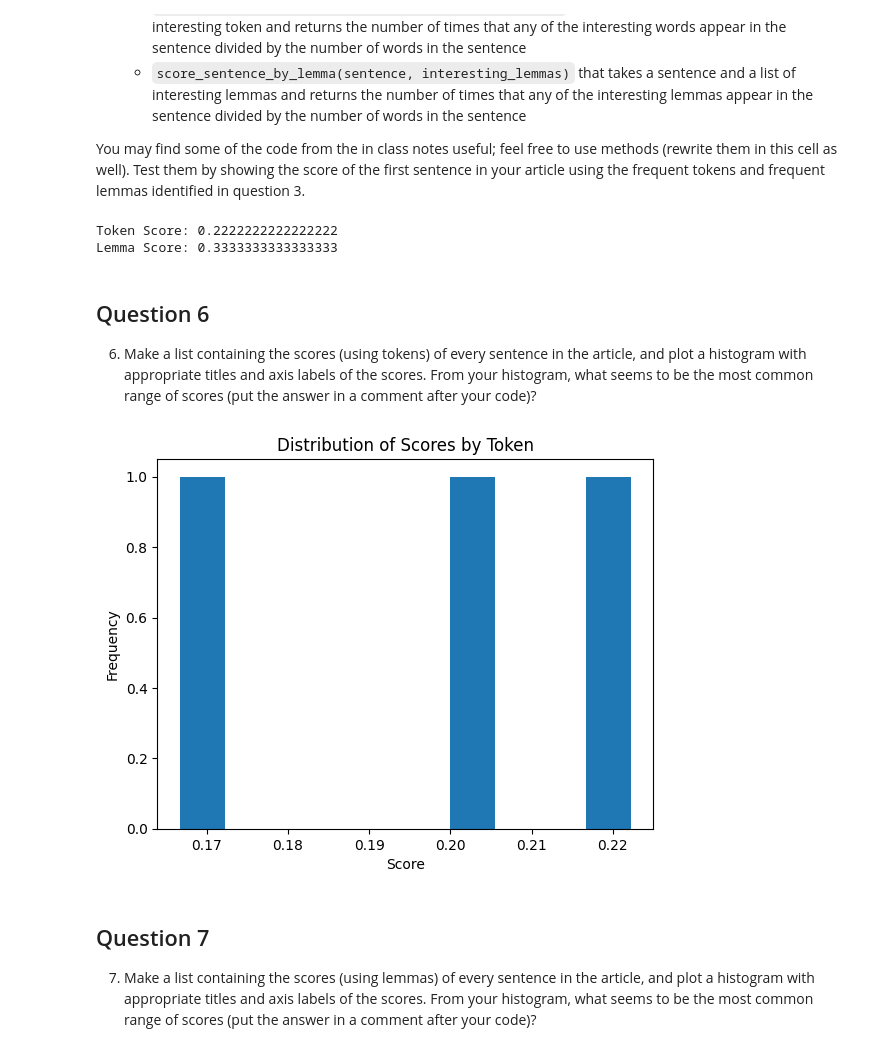
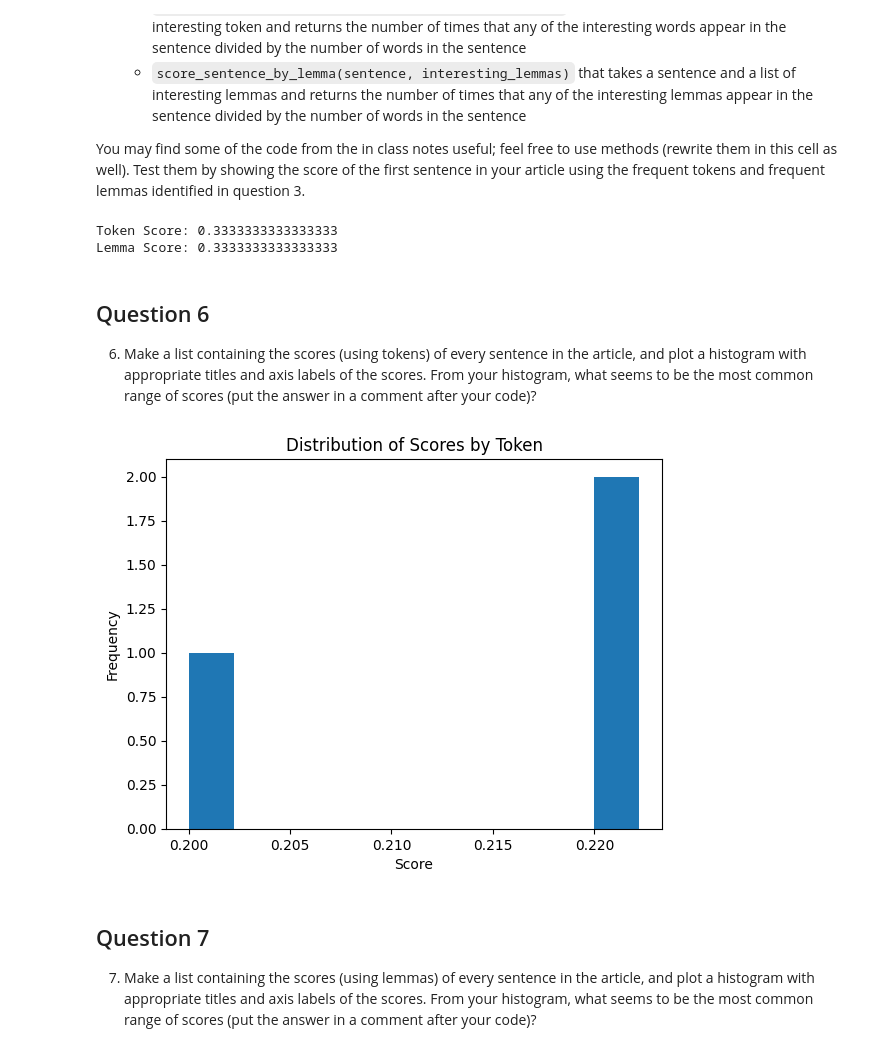
Before and after one commit to kcbreum/web-scraping, a Jupyter notebook: web-scraping.ipynb, the cells around one changed output. Drawn from its saved outputs; the diff is of its cells as text; code cells hidden in the pictures.

```diff
--- a/web-scraping.ipynb
+++ b/web-scraping.ipynb
@@ -188,71 +188,70 @@ go: 1
 You may find some of the code from the in class notes useful; feel free to use methods (rewrite them in this cell as well).  Test them by showing the score of the first sentence in your article using the frequent tokens and frequent lemmas identified in question 3.
 # %%
 def score_sentence_by_token(sentence, interesting_tokens):
-    tokens = sentence.split()
-    interesting_token_count = sum(token.lower() in interesting_tokens for token in tokens)
-    if len(tokens) > 0:
-        score = interesting_token_count / len(tokens)
+    nlp = spacy.load("en_core_web_sm")
+    doc = nlp(sentence)
+    words = [token.text.lower() for token in doc if token.is_alpha]
+    word_count = len(words)
+    interesting_token_count = sum(token.lower() in interesting_tokens for token in words)
+
+    if word_count > 0:
+        score = interesting_token_count / word_count
     else:
         score = 0.0
-
     return score
 
 def score_sentence_by_lemma(sentence, interesting_lemmas):
     nlp = spacy.load("en_core_web_sm")
     doc = nlp(sentence)
     lemmas = [token.lemma_.lower() for token in doc if token.is_alpha]
+    word_count = len(lemmas)
     interesting_lemma_count = sum(lemma in interesting_lemmas for lemma in lemmas)
-    if len(lemmas) > 0:
-        score = interesting_lemma_count / len(lemmas)
+
+
+    if word_count > 0:
+        score = interesting_lemma_count / word_count
     else:
         score = 0.0
 
     return score
+
+
+sample_sentence = "Laser headlights are becoming more common in modern vehicles."
+
+frequent_tokens = ["laser", "headlights", "vehicles"]
+frequent_lemmas = ["laser", "headlight", "vehicle"]
+
+token_score = score_sentence_by_token(sample_sentence, frequent_tokens)
+lemma_score = score_sentence_by_lemma(sample_sentence, frequent_lemmas)
+
+print("Token Score:", token_score)
+print("Lemma Score:", lemma_score)
+# %% [output]
+Token Score: 0.3333333333333333
+Lemma Score: 0.3333333333333333
-# %%
-# Sample sentence and interesting tokens/lemmas (replace with actual values)
-sample_sentence = "The quick brown fox jumps over the lazy dog."
-interesting_tokens = ["quick", "brown", "dog"]
-interesting_lemmas = ["quick", "brown", "dog"]
-
-# Calculate scores using the defined methods
-token_score = score_sentence_by_token(sample_sentence, interesting_tokens)
-lemma_score = score_sentence_by_lemma(sample_sentence, interesting_lemmas)
-
-# Print the scores
-print("Token Score:", token_score)
-print("Lemma Score:", lemma_score)
-# %% [output]
-Token Score: 0.2222222222222222
-Lemma Score: 0.3333333333333333
 # %% [markdown]
 ## Question 6
 6. Make a list containing the scores (using tokens) of every sentence in the article, and plot a histogram with appropriate titles and axis labels of the scores. From your histogram, what seems to be the most common range of scores (put the answer in a comment after your code)?
 # %%
-article_text = """
-Laser headlights are becoming more common in modern vehicles.
-These headlights use laser diodes to produce light, which is then
-converted into white light using phosphor material. Laser headlights
-are known for their brightness and energy efficiency."""
+with open("article_html.pkl", "rb") as f:
+    html_content = pickle.load(f)
 
-interesting_tokens = ["laser", "headlights", "light"]
+article_text = article_html
 
 nlp = spacy.load("en_core_web_sm")
 
 doc = nlp(article_text)
 sentences = [sent.text for sent in doc.sents]
 
-scores = []
-for sentence in sentences:
-    score = score_sentence_by_token(sentence, interesting_tokens)
-    scores.append(score)
+interesting_tokens = ["laser", "headlights", "vehicles"]
 
 plt.hist(scores, bins=10)
 plt.title("Distribution of Scores by Token")
 plt.xlabel("Score")
 plt.ylabel("Frequency")
 plt.show()
 # %% [output]
-[figure, old version]
+[figure, new version]
 # %% [markdown]
 ## Question 7
 7. Make a list containing the scores (using lemmas) of every sentence in the article, and plot a histogram with appropriate titles and axis labels of the scores.  From your histogram, what seems to be the most common range of scores (put the answer in a comment after your code)?
```
Also changed, not shown: 1 other file.
